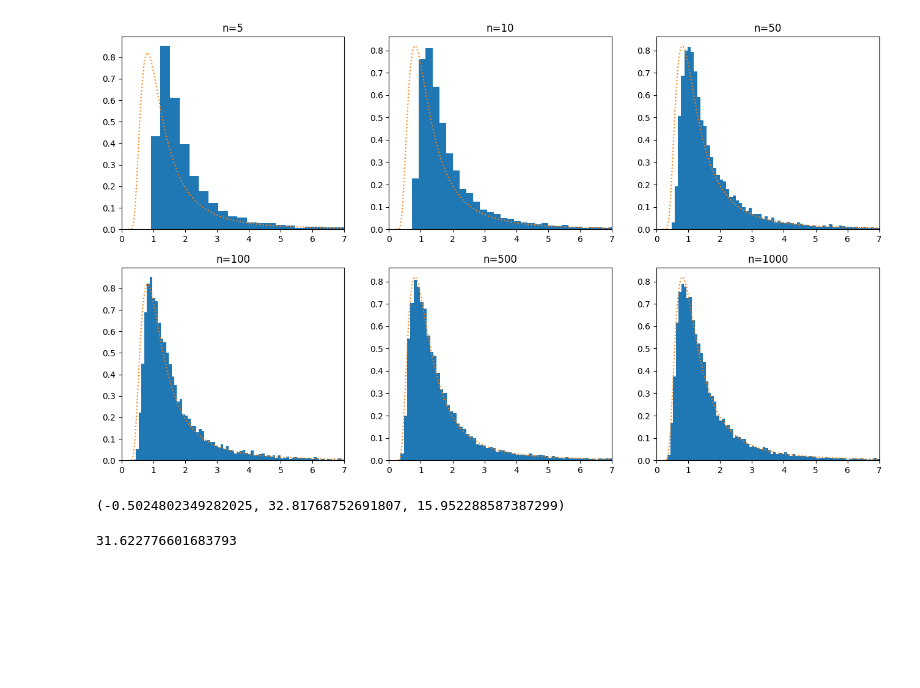
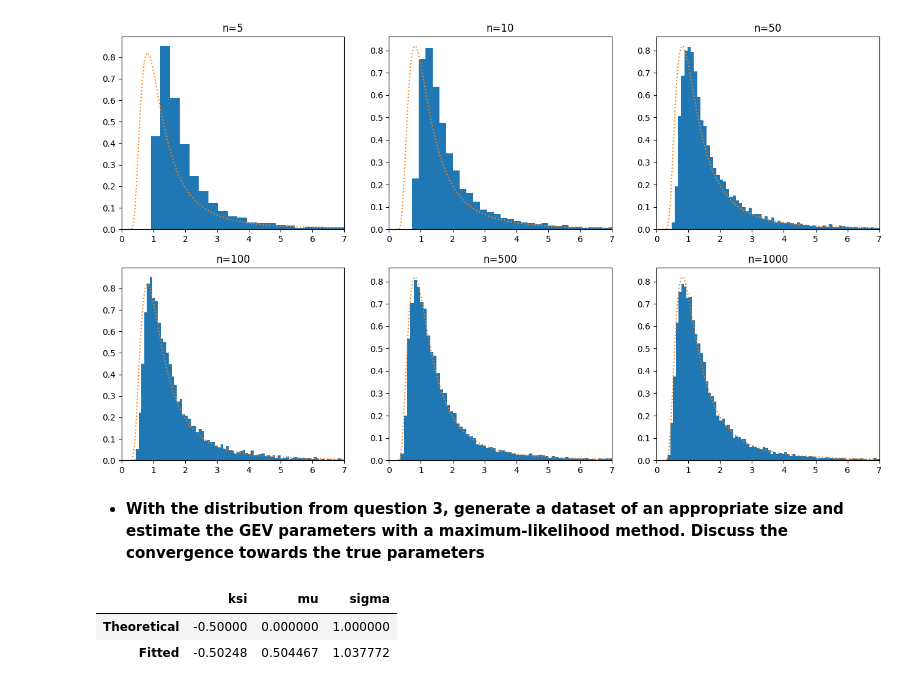
Before and after one commit to kerrianlc/EVT, a Jupyter notebook: homework1.ipynb, the cells around one changed output. Drawn from its saved outputs; the diff is of its cells as text; code cells hidden in the pictures; blank space fills up the shorter version.

```diff
--- a/homework1.ipynb
+++ b/homework1.ipynb
@@ -153,11 +181,21 @@ for i, ni in enumerate(n_values):
 plt.show()
 # %% [output]
 [figure]
-# %%
-genextreme.fit(block_maxima_par)
-# %% [output]
-(-0.5024802349282025, 32.81768752691807, 15.952288587387299)
-# %%
-ni ** (1 / alpha)
-# %% [output]
-31.622776601683793
+# %% [markdown]
+- **With the distribution from question 3, generate a dataset of an appropriate size and estimate
+the GEV parameters with a maximum-likelihood method. Discuss the convergence towards
+the true parameters**
+# %%
+ksi, mu, sigma = - 1/alpha, 0, 1
+# %%
+ksi_fit, sigma_fit, mu_fit = genextreme.fit(
+    block_maxima_par / (n_values[-1] ** (1 / alpha)), loc=0, scale=1
+)
+# %%
+import pandas as pd
+
+pd.DataFrame({"ksi": [ksi, ksi_fit], "mu": [mu, mu_fit], "sigma": [sigma, sigma_fit]}, index=["Theoretical", "Fitted"])
+# %% [output]
+|  | ksi | mu | sigma |
+| Theoretical | -0.50000 | 0.000000 | 1.000000 |
+| Fitted | -0.50248 | 0.504467 | 1.037772 |
```
Also changed, not shown: parts of 13 cells of this notebook.
